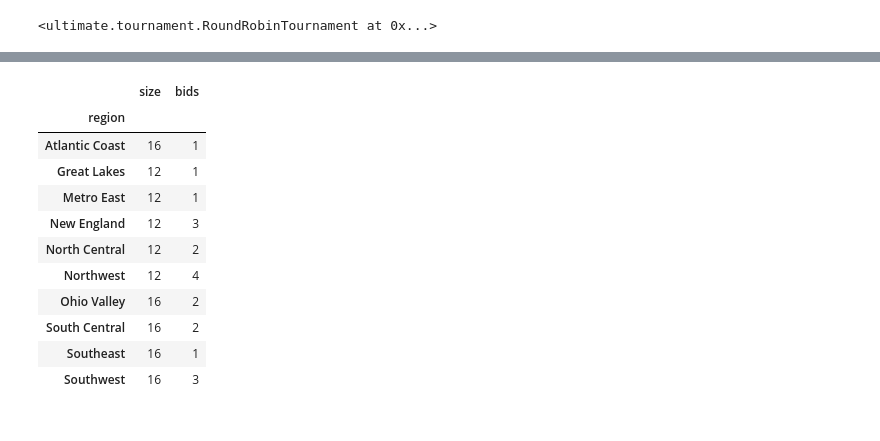
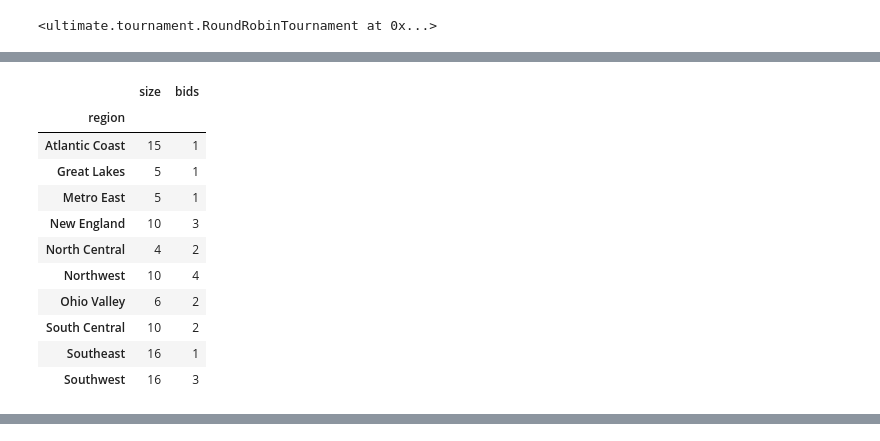
Before and after one commit to dwal3000/college-nationals, a Jupyter notebook: notebooks/Test.ipynb, the cells around one changed output, grey strips where cells are left out. Cells and saved outputs as stored; diff of their text form; code cells hidden in the pictures.

Commit message:
updates for expected score repl and include custom ranking

```diff
--- a/notebooks/Test.ipynb
+++ b/notebooks/Test.ipynb
@@ -182,5 +223,13 @@ df_men = result[0].rename(columns=lambda x: x.replace(' ', '_').lower()).iloc[0:
 # %%
-d1 = df_men[df_men.competition_division == 'Division I']
+d1 = (
+    df_men[df_men.competition_division == "Division I"]
+    .merge(
+        custom_ranks[["Team", "Adjusted Rating"]],
+        left_on="team",
+        right_on="Team",
+        how="inner",
+    )
+    .assign(custom_rating=lambda x: x["Adjusted Rating"].combine_first(x.power_rating))
+)
 regions = d1.college_region.unique()
-bids =
 # %% [output]
@@ -287,13 +347,15 @@ def play_pools(teams, pool_seeds):
     return results
 
 
-def determine_regional_qualifiers(division_teams, region, n_teams):
+def determine_regional_qualifiers(
+    division_teams, region, n_teams, rankings_var="power_rating"
+):
     return (
         division_teams[division_teams.college_region == region]
         .head(n_teams)
         .apply(
             lambda r: Team(
-                name=r.team, rating=int(r.power_rating), region=r.college_region
+                name=r.team, rating=int(r[rankings_var]), region=r.college_region
             ),
             axis=1,
         )
@@ -316,11 +378,15 @@ def play_bracket(n_bids, **pools):
     return t
 
 
+# Men's Results
 for region, (n_teams, n_bids) in region_details.iterrows():
-    if n_teams == 11: n_teams = 12
-    print(f'\n\nPLAYING {region}')
-    teams = determine_regional_qualifiers(d1, region, n_teams)
+    if n_teams == 11:
+        n_teams = 12
+    print(f"\n\nPLAYING Men's {region} - {n_teams} Teams with {n_bids} Bids")
+    teams = determine_regional_qualifiers(
+        d1, region, n_teams, rankings_var="custom_rating"
+    )
     pool_results = play_pools(teams, pool_seeding[n_teams])
     bracket = play_bracket(n_bids, **pool_results)
-    print("QUALIFIERS:", bracket.determine_placement()[:n_bids], '\n')
+    print("QUALIFIERS:", bracket.determine_placement()[:n_bids], "\n")
 # %% [output]
@@ -345,2 +483,19 @@ UnboundLocalError: local variable 't' referenced before assignment
 # %%
-tables = pd.read_html('./Rankings/2019CollegeMensDivisionBidAllocation.htm', header=0)
+womens_region_details = calculate_size_and_bids(
+    pd.read_html("./Rankings/2019CollegeMensDivisionBidAllocation.htm", header=0),
+    df_women,
+)
+womens_region_details
+# %% [output]
+|  | size | bids |
+| region |  |  |
+| Atlantic Coast | 15 | 1 |
+| Great Lakes | 5 | 1 |
+| Metro East | 5 | 1 |
+| New England | 10 | 3 |
+| North Central | 4 | 2 |
+| Northwest | 10 | 4 |
+| Ohio Valley | 6 | 2 |
+| South Central | 10 | 2 |
+| Southeast | 16 | 1 |
+| Southwest | 16 | 3 |
@@ -391,15 +502,0 @@ region_details.loc["Northwest", "size"] = 12
-# %%
-region_details
-# %% [output]
-|  | size | bids |
-| region |  |  |
-| Atlantic Coast | 16 | 1 |
-| Great Lakes | 12 | 1 |
-| Metro East | 12 | 1 |
-| New England | 12 | 3 |
-| North Central | 12 | 2 |
-| Northwest | 12 | 4 |
-| Ohio Valley | 16 | 2 |
-| South Central | 16 | 2 |
-| Southeast | 16 | 1 |
-| Southwest | 16 | 3 |
```
Also changed, not shown: parts of 22 cells of this notebook, 2 other files.
